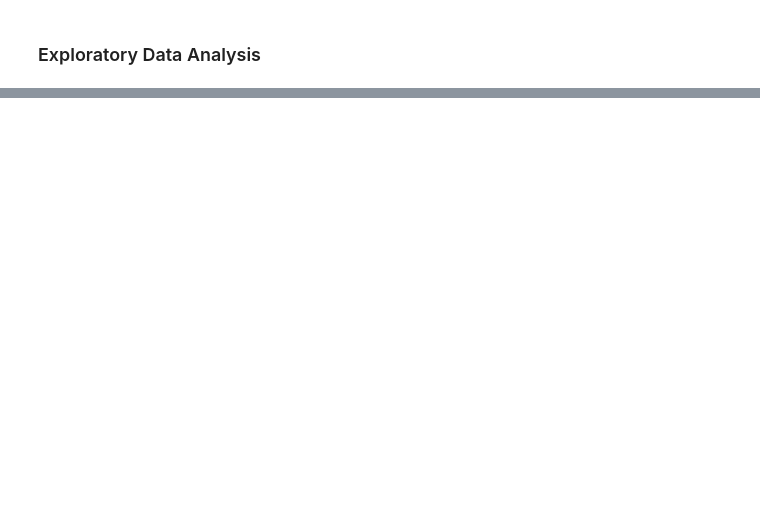
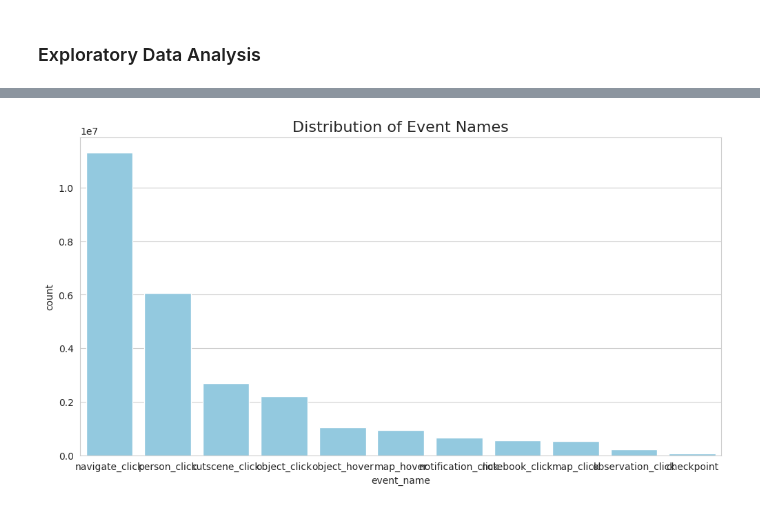
Before and after one commit to LeechXDD/9417_Pro_Project, a Jupyter notebook: COMP9417.ipynb, the cells around one changed output, grey strips where cells are left out. Drawn from its saved outputs; the diff is of its cells as text; code cells hidden in the pictures; blank space fills up the shorter version.

```diff
--- a/COMP9417.ipynb
+++ b/COMP9417.ipynb
@@ -113,10 +128,10 @@ def get_minimal_dtype(df):
     print("Memory usage became: ",mem_usg," MB")
 
     return df
+# %%
+train_data = pd.read_csv('kaggleData/train.csv')
 # %%
-dataset_df = pd.read_csv('kaggleData/train.csv')
-dataset_df = get_minimal_dtype(dataset_df)
-
+train_data = get_minimal_dtype(train_data)
 test_data = pd.read_csv('kaggleData/test.csv')
 # %% [output]
 Memory usage of dataframe is 4012.60 MB
@@ -129,2 +170,18 @@ labels['q'] = labels.session_id.apply(lambda x: int(x.split('_')[-1][1:]) )
+# %%
+# Find out columns with missing values
+missing_values = train_data.isnull().sum()
+
+# Fill missing values
+train_data['page'].fillna(-1, inplace=True)
+train_data['room_coor_x'].fillna(-1, inplace=True)
+train_data['room_coor_y'].fillna(-1, inplace=True)
+train_data['screen_coor_x'].fillna(-1, inplace=True)
+train_data['screen_coor_y'].fillna(-1, inplace=True)
+train_data['hover_duration'].fillna(-1, inplace=True)
+
+# Since 'text', 'fqid', 'text_fqid' are categorical, add 'None' to the categories and then fill missing values
+train_data['text'].fillna('None', inplace=True)
+train_data['fqid'].fillna('None', inplace=True)
+train_data['text_fqid'].fillna('None', inplace=True)
 # %% [markdown]
 ### Exploratory Data Analysis
@@ -495,0 +188,11 @@ ValueError: ignored
+# %%
+# Set plot style
+sns.set_style("whitegrid")
+
+# Create a function for easy plotting
+def plot_count(train_data, column, title, color, rotation=0):
+    plt.figure(figsize=(12,6))
+    sns.countplot(data=train_data, x=column, order=train_data[column].value_counts().index, color=color)
+    plt.title(title, size=16)
+    plt.xticks(rotation=rotation)
+    plt.show()
@@ -495,0 +202,5 @@ ValueError: ignored
+# %%
+# Plot the distribution of event names
+plot_count(train_data, 'event_name', 'Distribution of Event Names', 'skyblue')
+# %% [output]
+[figure, added]
```
Also changed, not shown: parts of 55 cells of this notebook.
